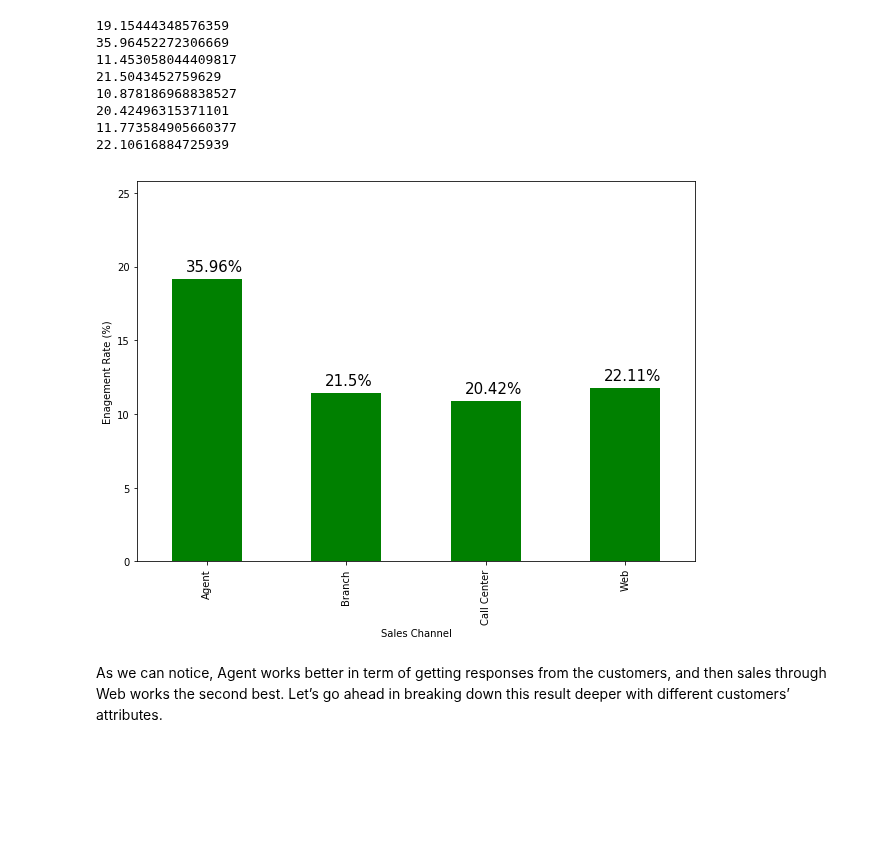
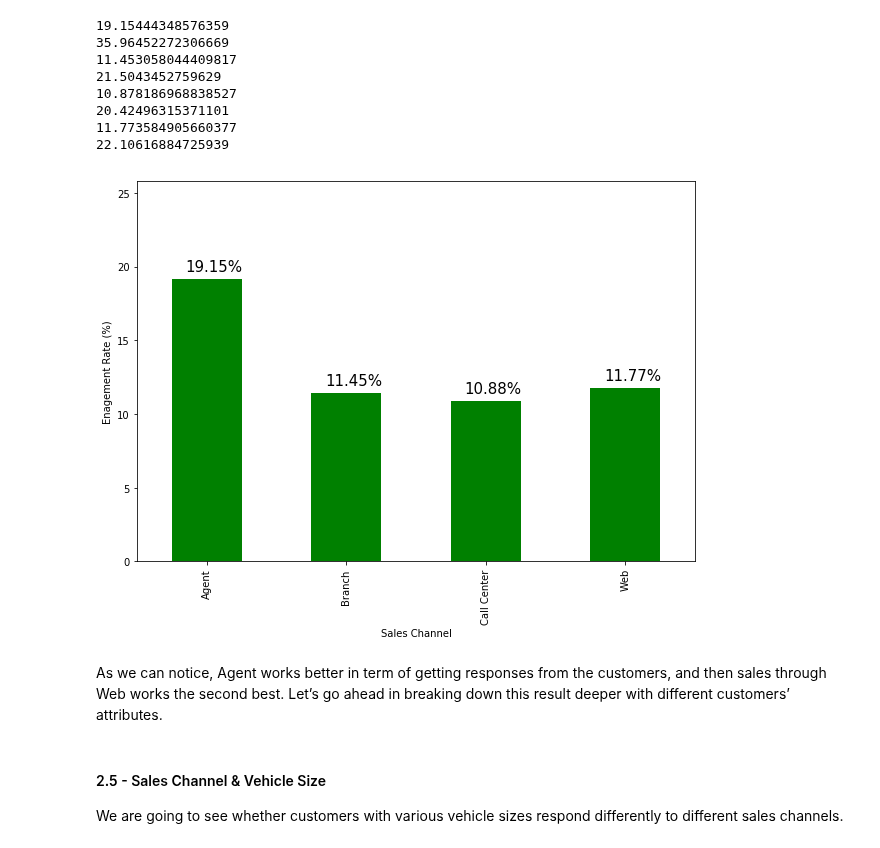
Before and after one commit to MohammadBakir/Customer-Analysis, a Jupyter notebook: CustomerAnalytics_Customer Behavior.ipynb, the cells around one changed output. Saved outputs shown, nothing was run; the diff lists cells and outputs as text; code cells hidden in the pictures; blank space fills up the shorter version.

Commit message:
Update CustomerAnalytics_Customer Behavior.ipynb
Analyzed Vehicle Size Engagement Rate By Sales Channel

```diff
--- a/CustomerAnalytics_Customer Behavior.ipynb
+++ b/CustomerAnalytics_Customer Behavior.ipynb
@@ -211,27 +211,27 @@ for i in ax.patches:
 # %%
 #Plot Results
 ax = (by_sales_channel_df*100).plot(kind = 'bar', color = 'green', figsize=(10,7))
 ax.set_ylabel('Enagement Rate (%)')
 
 # create a list to collect the plt.patches data
 totals = []
 
 ax.set_ylim([0, max(by_sales_channel_df.values*100) + mean(by_sales_channel_df.values*100)/2])
 
 # find the values and append to list
 for i in ax.patches:
     totals.append(i.get_height())
 
-#Set individual bar labels using above list
-#total = sum(totals)
-
 # set individual bar lables using above list
 for i in ax.patches:
     # get_x pulls left or right; get_height pushes up or down
     ax.text(i.get_x()+.1, i.get_height()+.5, \
-            str(round((i.get_height()/total)*100, 2))+'%', fontsize=15,
+            str(round(i.get_height(), 2))+'%', fontsize=15,
                 color='black')
 # %% [output]
-[figure, old version]
+[figure, new version]
 # %% [markdown]
 As we can notice, Agent works better in term of getting responses from the customers, and then sales through Web works the second best. Let’s go ahead in breaking down this result deeper with different customers’ attributes.
+# %% [markdown]
+#### 2.5 - Sales Channel & Vehicle Size
+We are going to see whether customers with various vehicle sizes respond differently to different sales channels.
```
Also changed, not shown: parts of 3 cells of this notebook.
